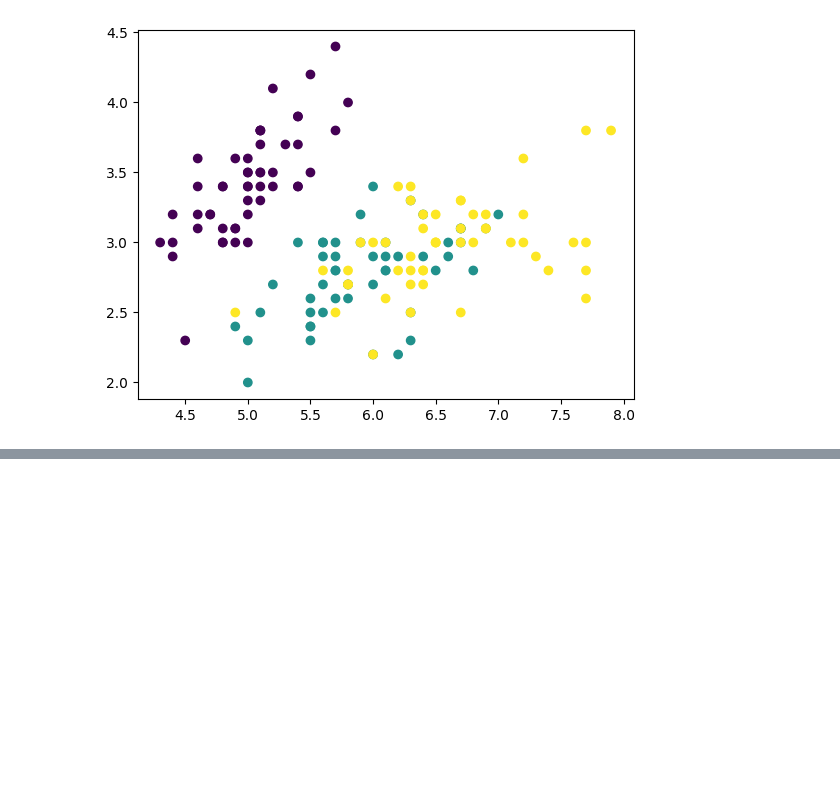
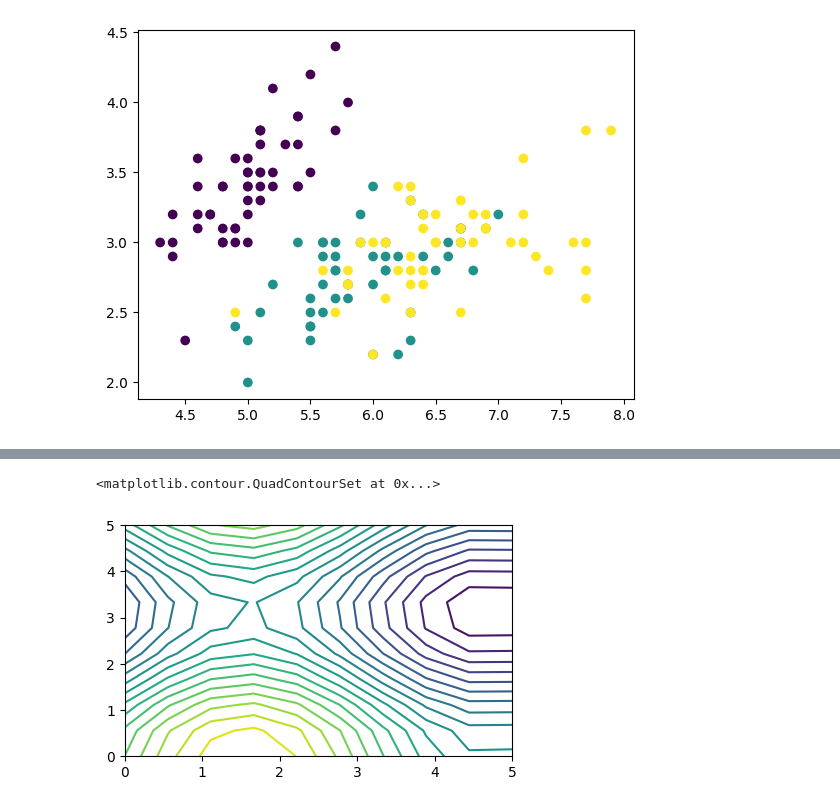
Before and after one commit to Aseem2004/Data_Science, a Jupyter notebook: 2_Data_Science_Libraries/Matplotlib/Matplotlib.ipynb, the cells around one changed output, grey strips where cells are left out. Drawn from its saved outputs; the diff is of its cells as text; code cells hidden in the pictures; blank space fills up the shorter version.

```diff
--- a/2_Data_Science_Libraries/Matplotlib/Matplotlib.ipynb
+++ b/2_Data_Science_Libraries/Matplotlib/Matplotlib.ipynb
@@ -495,0 +568,9 @@ plt.scatter(iris['sepal_length'],iris['sepal_width'],c=color,cmap='viridis')
+# %%
+#20 levels
+plt.figure(figsize=(5,3))
+X,Y=np.meshgrid(np.linspace(0,5,10),np.linspace(0,5,10))
+Z=np.sin(X)+np.cos(Y)
+plt.contour(X,Y,Z,20)
+# %% [output]
+<matplotlib.contour.QuadContourSet at 0x...>
+[figure, added]
```
Also changed, not shown: parts of 64 cells of this notebook.
